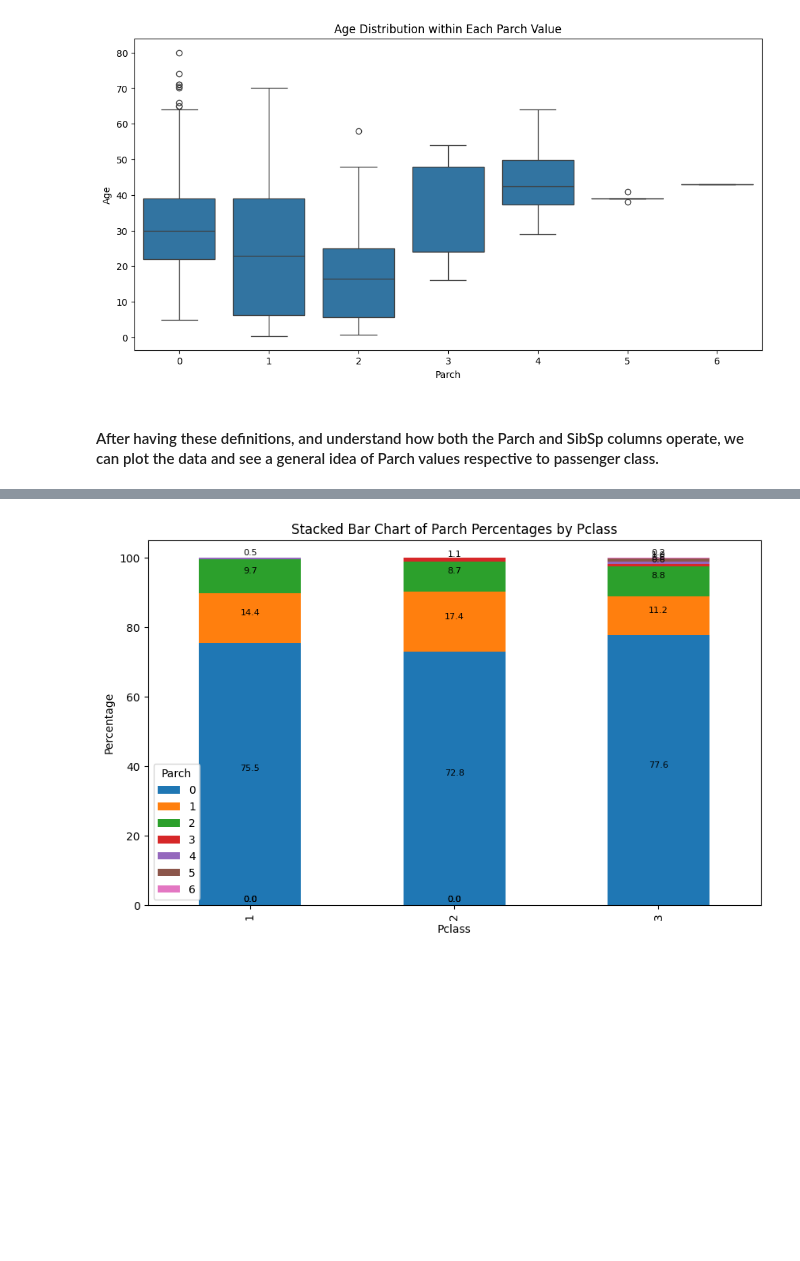
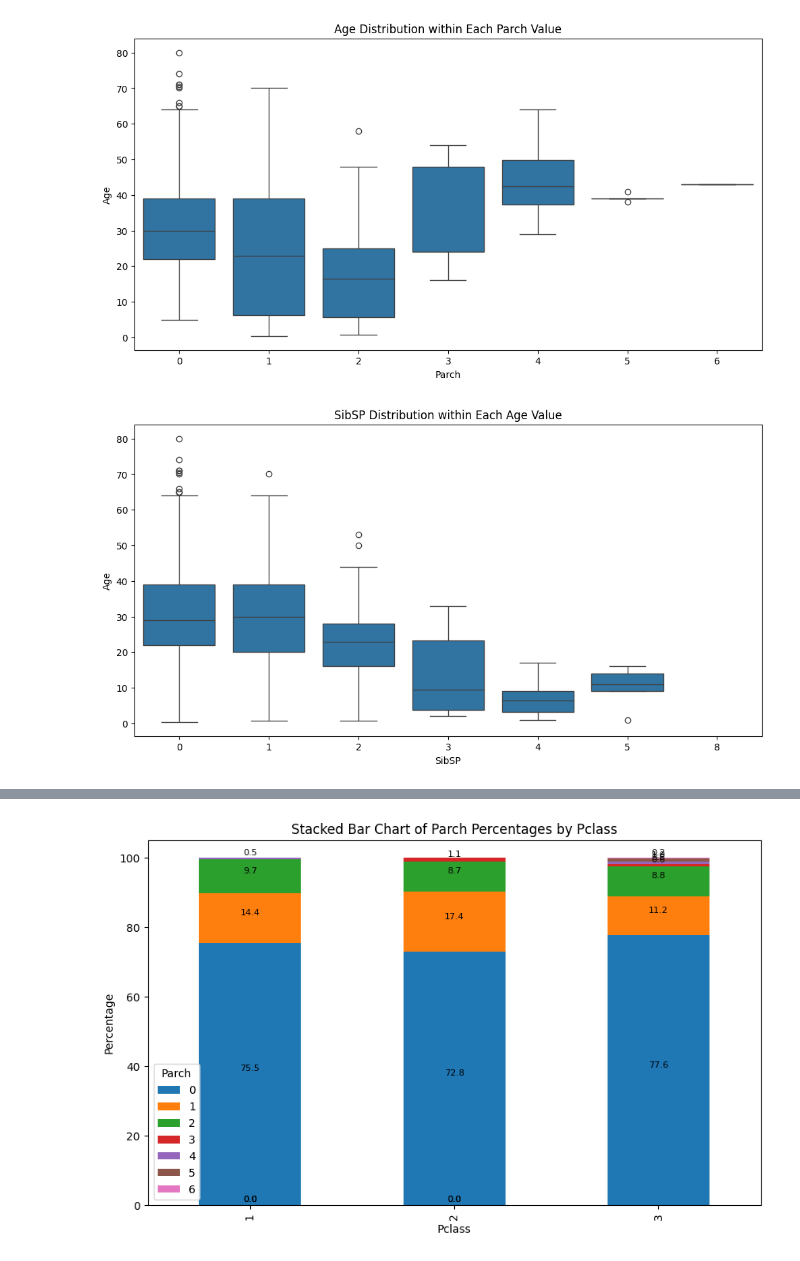
Before and after one commit to theryeguy92/Foundations-of-Machine-Learning, a Jupyter notebook: Foundations_of_Machine_Learning_Titanic_Data_Set.ipynb, the cells around one changed output, grey strips where cells are left out. Drawn from its saved outputs; the diff is of its cells as text; code cells hidden in the pictures; blank space fills up the shorter version.

```diff
--- a/Foundations_of_Machine_Learning_Titanic_Data_Set.ipynb
+++ b/Foundations_of_Machine_Learning_Titanic_Data_Set.ipynb
@@ -124,7 +130,7 @@ import seaborn as sns
 import matplotlib.pyplot as plt
 
 #Import titanic data to be analyzed
-titanic_passenger_data = pd.read_csv("/content/train.csv")
+titanic_passenger_data = pd.read_csv("/content/titanic_data/train.csv")
 # %%
 titanic_passenger_data.info()
 # %% [output]
@@ -349,5 +355,15 @@ plt.ylabel('Age')
 plt.show()
 # %% [output]
 [figure]
-# %% [markdown]
-#### After having these definitions, and understand how both the Parch and SibSp columns operate, we can plot the data and see a general idea of Parch values respective to passenger class.
+# %%
+SibSp_age = titanic_passenger_data[['SibSp','Age']]
+
+
+plt.figure(figsize=(12, 6))
+sns.boxplot(x='SibSp', y='Age', data=SibSp_age)
+plt.title('SibSP Distribution within Each Age Value')
+plt.xlabel('SibSP')
+plt.ylabel('Age')
+plt.show()
+# %% [output]
+[figure, added]
```
Also changed, not shown: parts of 23 cells of this notebook.
